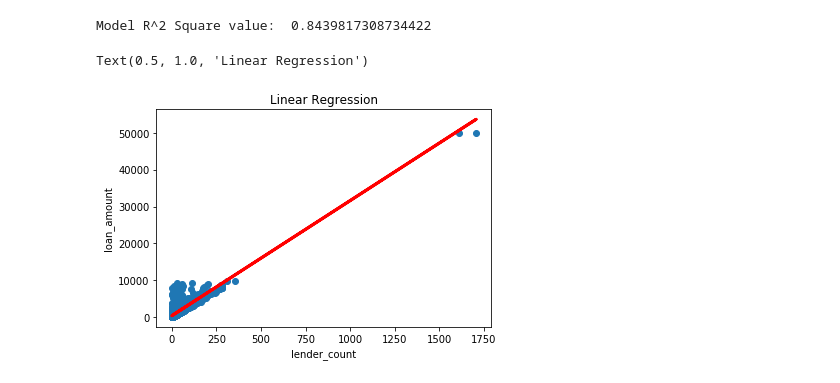
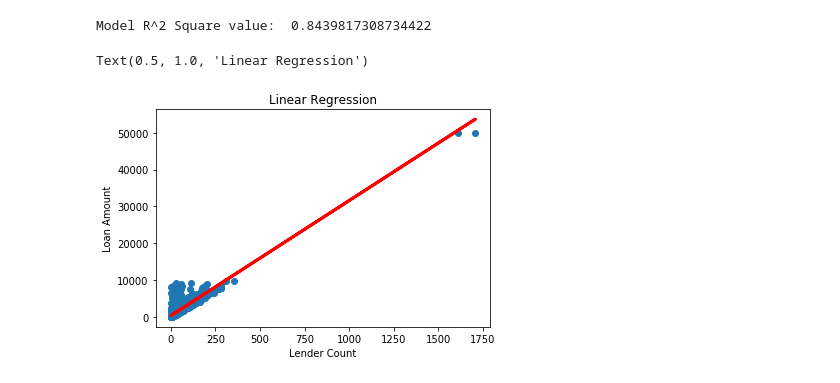
Before and after one commit to shebogholo/Machine-Learning-Algorithms, a Jupyter notebook: Linear Regression.ipynb, the cells around one changed output. Drawn from its saved outputs; the diff is of its cells as text; code cells hidden in the pictures.

```diff
--- a/Linear Regression.ipynb
+++ b/Linear Regression.ipynb
@@ -218,11 +219,11 @@ Train labels:  (4815, 1)
 Test features:  (1204, 1)
 Test labels:  (1204, 1)
 # %%
-classifier = LinearRegression()
-classifier.fit(x_train, y_train)
+regressor = LinearRegression()
+regressor.fit(x_train, y_train)
 # %% [output]
 LinearRegression(copy_X=True, fit_intercept=True, n_jobs=None,
          normalize=False)
 # %%
-predictions = classifier.predict(x_test)
+predictions = regressor.predict(x_test)
 # %%
@@ -244,9 +245,9 @@ Model R^2 Square value:  0.8439817308734422
 # %%
 plt.scatter(x_test, y_test)
 plt.plot(x_test, predictions, color='red', linewidth=3)
-plt.xlabel('lender_count')
-plt.ylabel('loan_amount')
+plt.xlabel('Lender Count')
+plt.ylabel('Loan Amount')
 plt.title('Linear Regression')
 # %% [output]
 Text(0.5, 1.0, 'Linear Regression')
-[figure, old version]
+[figure, new version]
```
Also changed, not shown: parts of 11 cells of this notebook.
